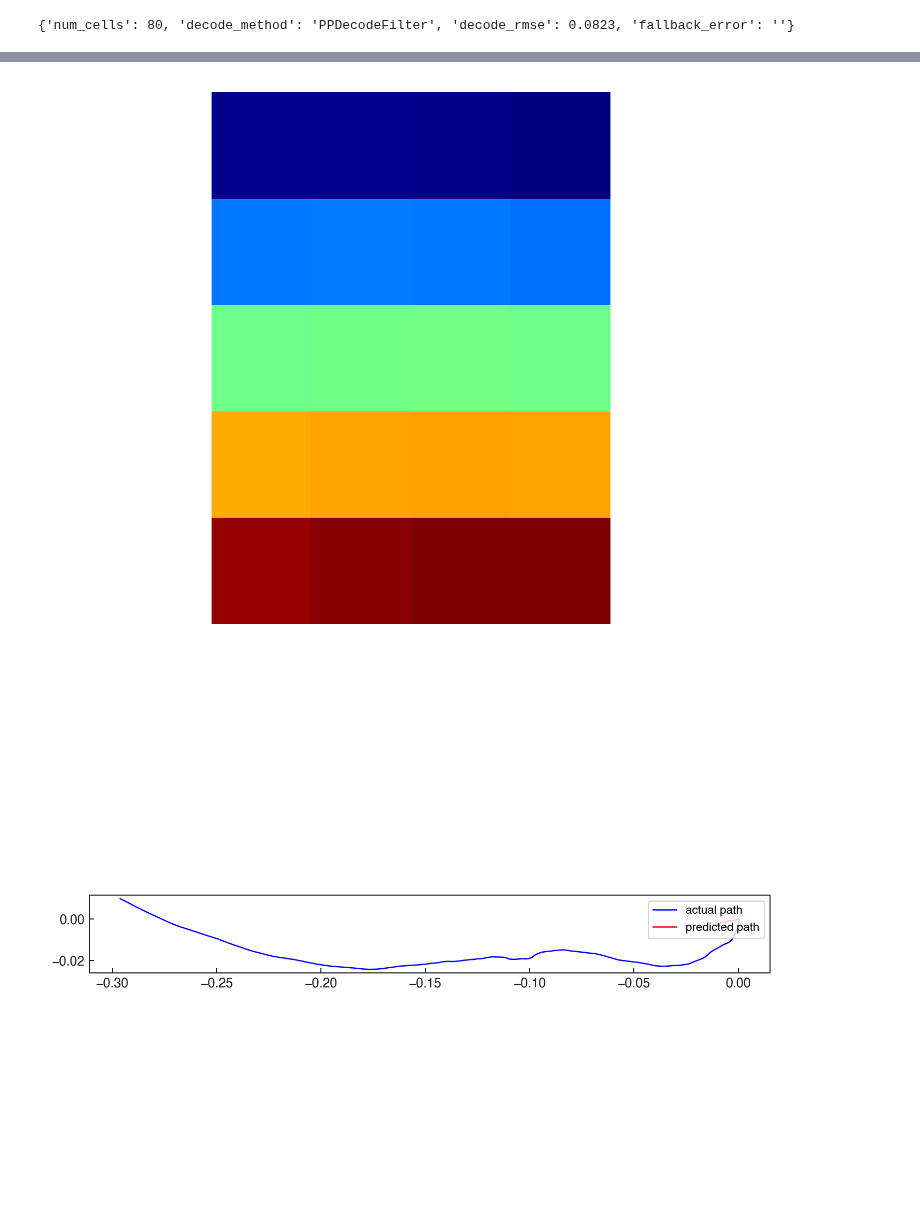
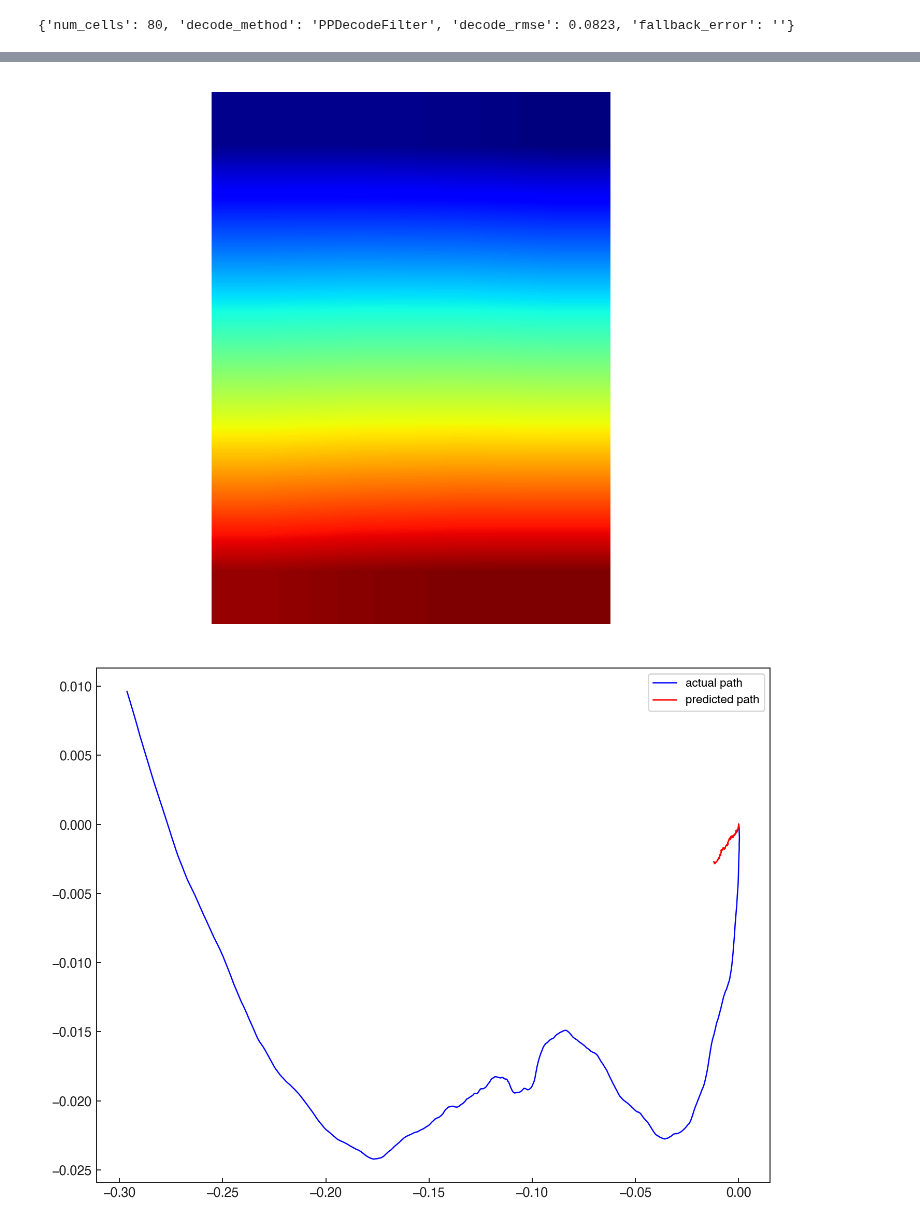
Before and after one commit to cajigaslab/nSTAT-python, a Jupyter notebook: notebooks/StimulusDecode2D.ipynb, the cells around one changed output, grey strips where cells are left out. Saved outputs shown, nothing was run; the diff lists cells and outputs as text; code cells hidden in the pictures.

```diff
--- a/notebooks/StimulusDecode2D.ipynb
+++ b/notebooks/StimulusDecode2D.ipynb
@@ -232,33 +235,39 @@ fig = _prepare_figure("plot(x_u(1,:),x_u(2,:),'b',px,py,'r')", figsize=(8.0, 6.0
 ax = fig.subplots(1, 1)
 # Actual in blue, predicted in red (matches MATLAB rendering of the trajectory).
 ax.plot(payload["px"], payload["py"], color="b", linewidth=1.0, label="actual path")
 ax.plot(payload["decoded_x"], payload["decoded_y"], color="r", linewidth=1.0, label="predicted path")
 ax.set_aspect("equal", adjustable="box")
 ax.legend(loc="upper right", frameon=True, fontsize=9)
 
 # MATLAB fig 5: representative place field #2 — different cell, jet
 fig = _prepare_figure("pcolor(X,Y,placeField{b}), shading interp", figsize=(8.0, 6.0))
 ax = fig.subplots(1, 1)
 _field_b = payload["fields"][cell_b, _iy_lo:_iy_hi, _ix_lo:_ix_hi]
+# MATLAB's `shading interp` smooths the place field into a 2D hot spot;
+# bilinear interpolation prevents the row-banded blocky appearance in Python.
 ax.imshow(_field_b, origin="lower", extent=ext, aspect="equal", cmap="jet",
+          interpolation="bilinear",
           vmin=float(_field_b.min()), vmax=float(_field_b.max()))
 ax.set_xticks([])
 ax.set_yticks([])
 for spine in ("top", "right", "bottom", "left"):
     ax.spines[spine].set_visible(False)
 
 # MATLAB fig 6: predicted+actual path #2 — same format as fig 4 but for a different decoding instance
 # (For a second run with re-randomized seed, mirroring the MATLAB iteration.)
 payload2 = _simulate_decode(seed=1)
 fig = _prepare_figure("plot(x_u(1,:),x_u(2,:),'b',px,py,'r') [seed=1]", figsize=(8.0, 6.0))
 ax = fig.subplots(1, 1)
 ax.plot(payload2["px"], payload2["py"], color="b", linewidth=1.0, label="actual path")
 ax.plot(payload2["decoded_x"], payload2["decoded_y"], color="r", linewidth=1.0, label="predicted path")
-ax.set_aspect("equal", adjustable="box")
+# MATLAB autoscales both axes here (no `axis equal`) so the curved trajectory
+# shape is preserved even when x and y ranges differ; mirror that to avoid the
+# Python plot collapsing the y-axis when x-range is much larger.
+ax.autoscale(tight=False)
 ax.legend(loc="upper right", frameon=True, fontsize=9)
 print(f"  fig 4 (seed=0) decode RMSE = {payload['decode_rmse']:.4f}")
 print(f"  fig 6 (seed=1) decode RMSE = {payload2['decode_rmse']:.4f}")
 __tracker.finalize()
 # %% [output]
-[figure, old version]
+[figure, new version]
-[figure, old version]
+[figure, new version]
```
Also changed, not shown: parts of 1 cell of this notebook, 34 other files.
